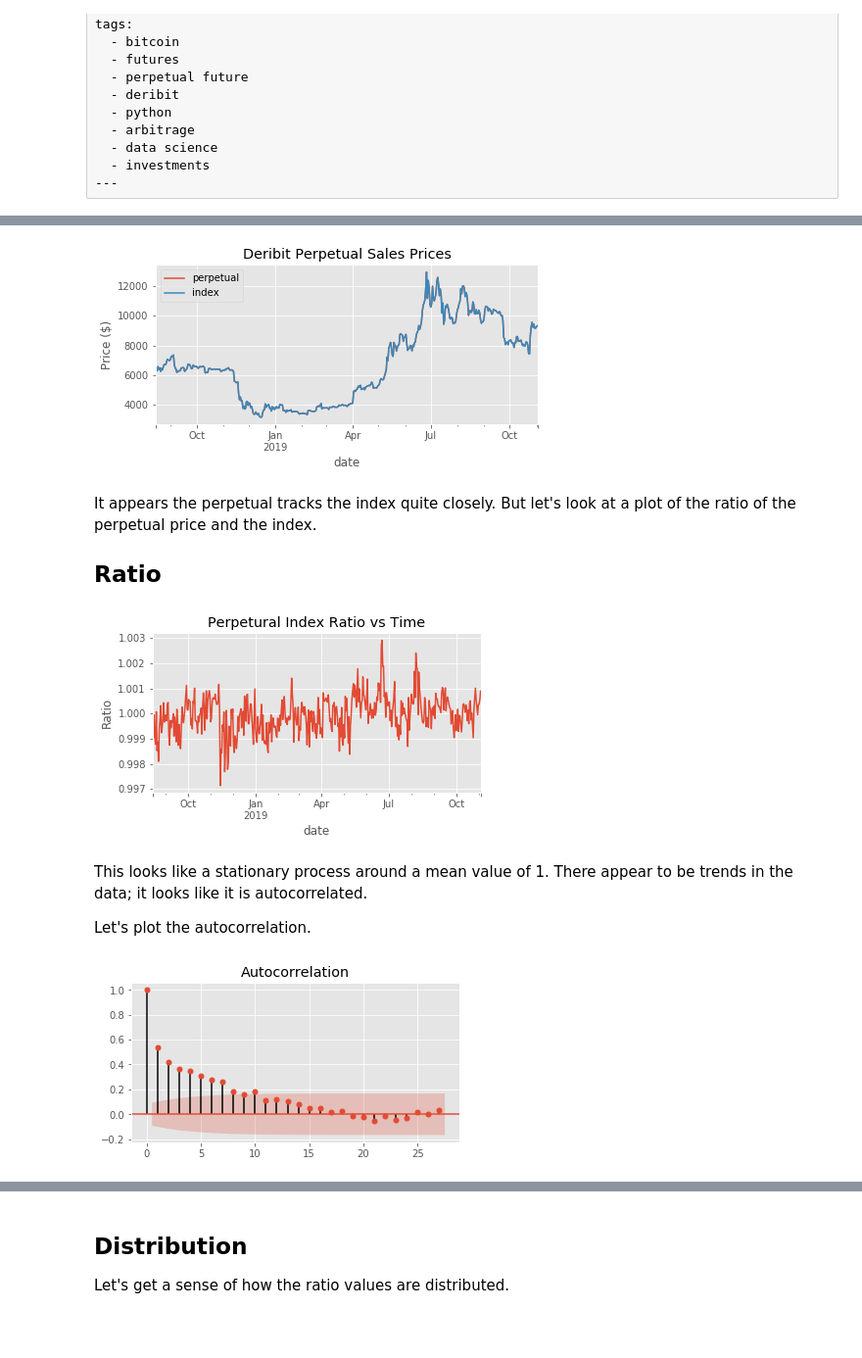
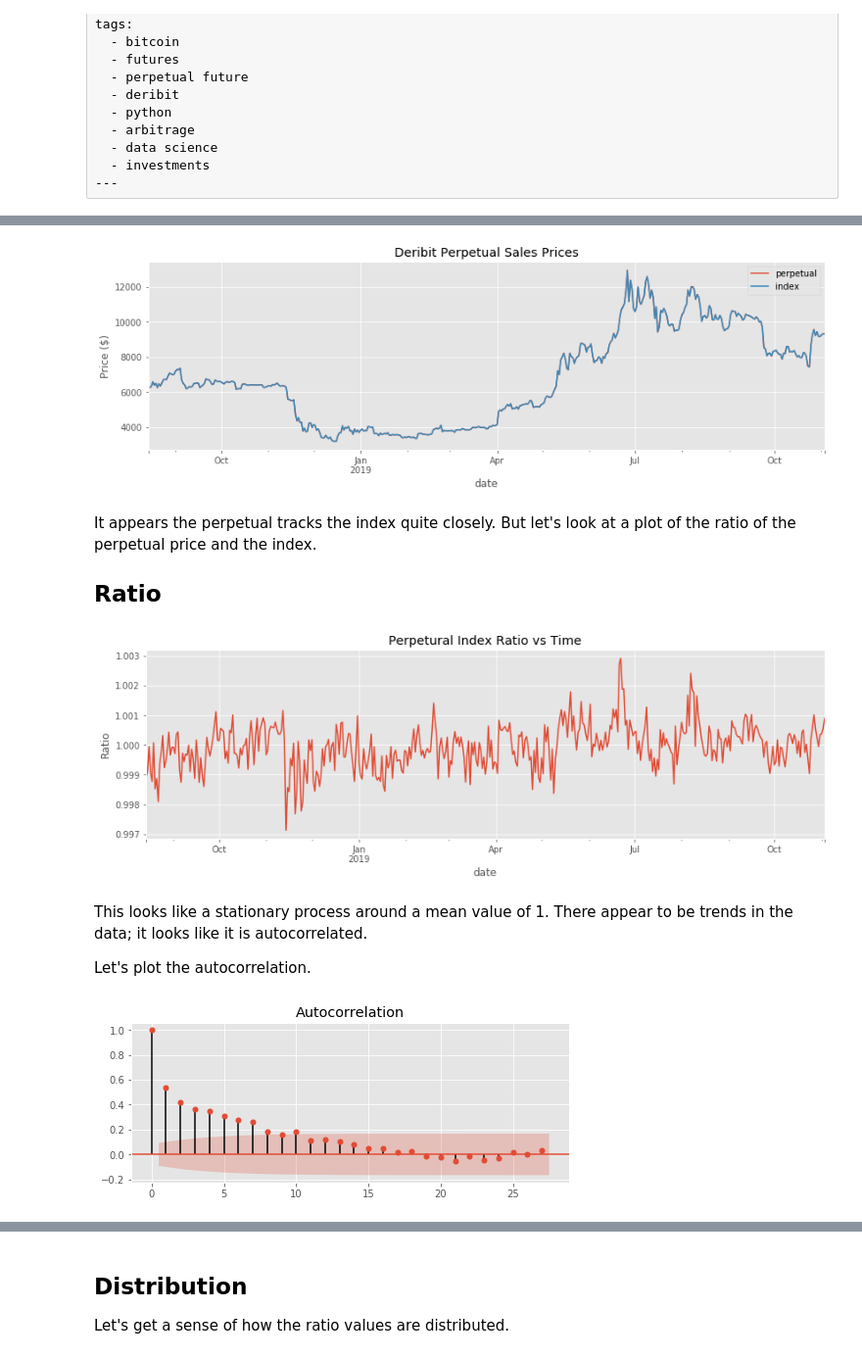
Before and after one commit to christopher-siewert/christopher-siewert.github.io, a Jupyter notebook: _notebooks/2019-05-20-bitcoin-futures-arbitrage-part-3.ipynb, the cells around one changed output, grey strips where cells are left out. Shown at 98% size. Cells and saved outputs as stored; diff of their text form; code cells hidden in the pictures; blank space fills up the shorter version.

Commit message:
btc future arb part 4

```diff
--- a/_notebooks/2019-05-20-bitcoin-futures-arbitrage-part-3.ipynb
+++ b/_notebooks/2019-05-20-bitcoin-futures-arbitrage-part-3.ipynb
@@ -77,7 +76,7 @@ from statsmodels.graphics.tsaplots import plot_acf
 plt.style.use('ggplot')
 # %%
 # Read all historical sales data and index data
-df = pd.read_csv('downloads/BTC-PERPETUAL.txt')
+df = pd.read_csv('/home/chris/code/deribit-future-arb/downloads/BTC-PERPETUAL.txt')
 # %%
 # Properly index the pandas dataframe
 df['date'] = pd.to_datetime(df['timestamp'], unit='ms')
@@ -92,31 +91,32 @@ df['funding'] = np.maximum(0.0005, df['ratio'] - 1) +  np.minimum(-0.0005, df['r
 df_D = df.resample('D').last()
 df_5 = df.resample('5Min').last()
 # %%
-figsize(7,3)
+figsize(14,4)
 df_D.plot(y=['perpetual', 'index'])
 plt.ylabel('Price ($)')
 plt.title('Deribit Perpetual Sales Prices')
 plt.show()
 # %% [output]
-[figure, old version]
+[figure, new version]
 # %% [markdown]
 It appears the perpetual tracks the index quite closely. But let's look at a plot of the ratio of the perpetual price and the index.
 
 ## Ratio
 # %%
-figsize(6,3)
+figsize(14,4)
 df_D.plot(y='ratio', legend=False)
 plt.ylabel('Ratio')
 plt.title('Perpetural Index Ratio vs Time')
 plt.show()
 # %% [output]
-[figure, old version]
+[figure, new version]
 # %% [markdown]
 This looks like a stationary process around a mean value of 1. There appear to be trends in the data; it looks like it is autocorrelated.
 
 Let's plot the autocorrelation.
 # %%
+figsize(8, 3)
 _ = plot_acf(df_D['ratio'])
 # %% [output]
-[figure, old version]
+[figure, new version]
 # %% [markdown]
```
Also changed, not shown: parts of 15 cells of this notebook, 54 other files.
